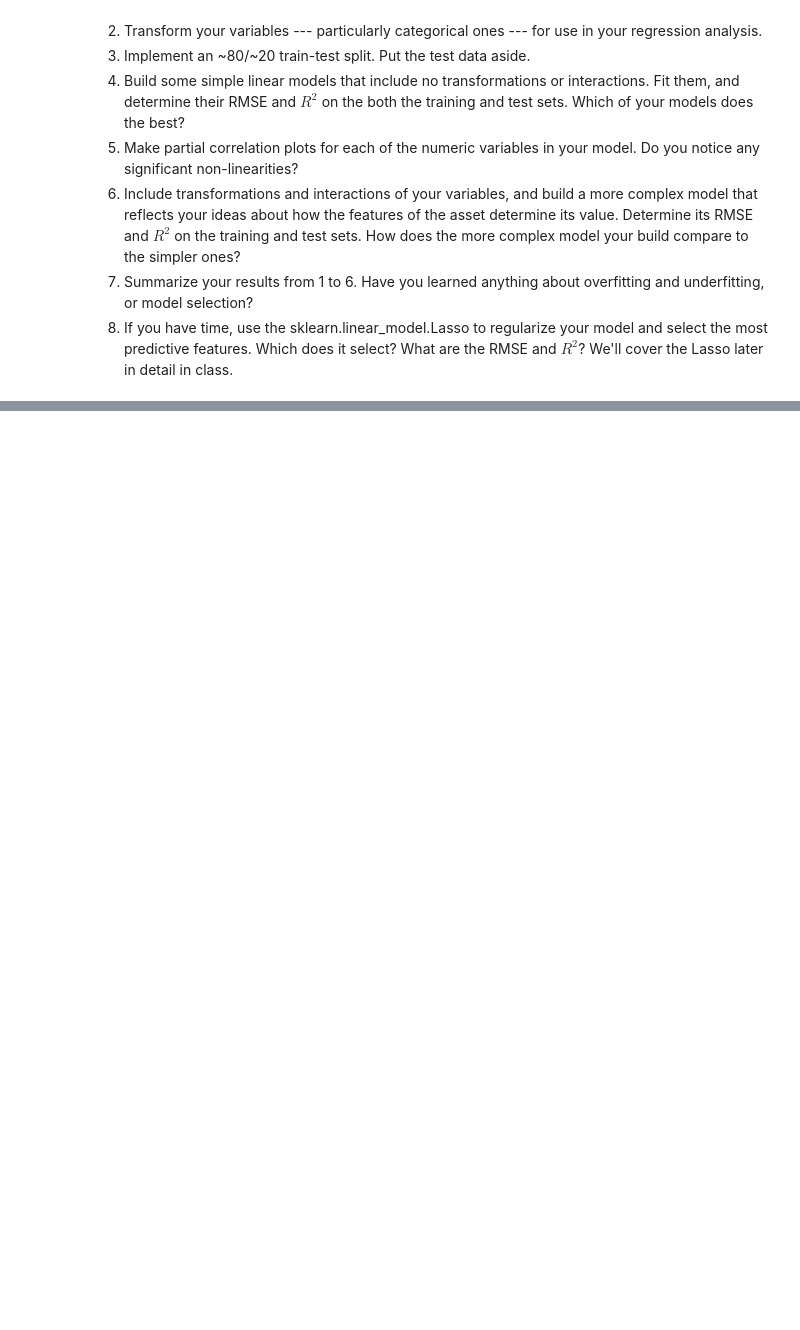
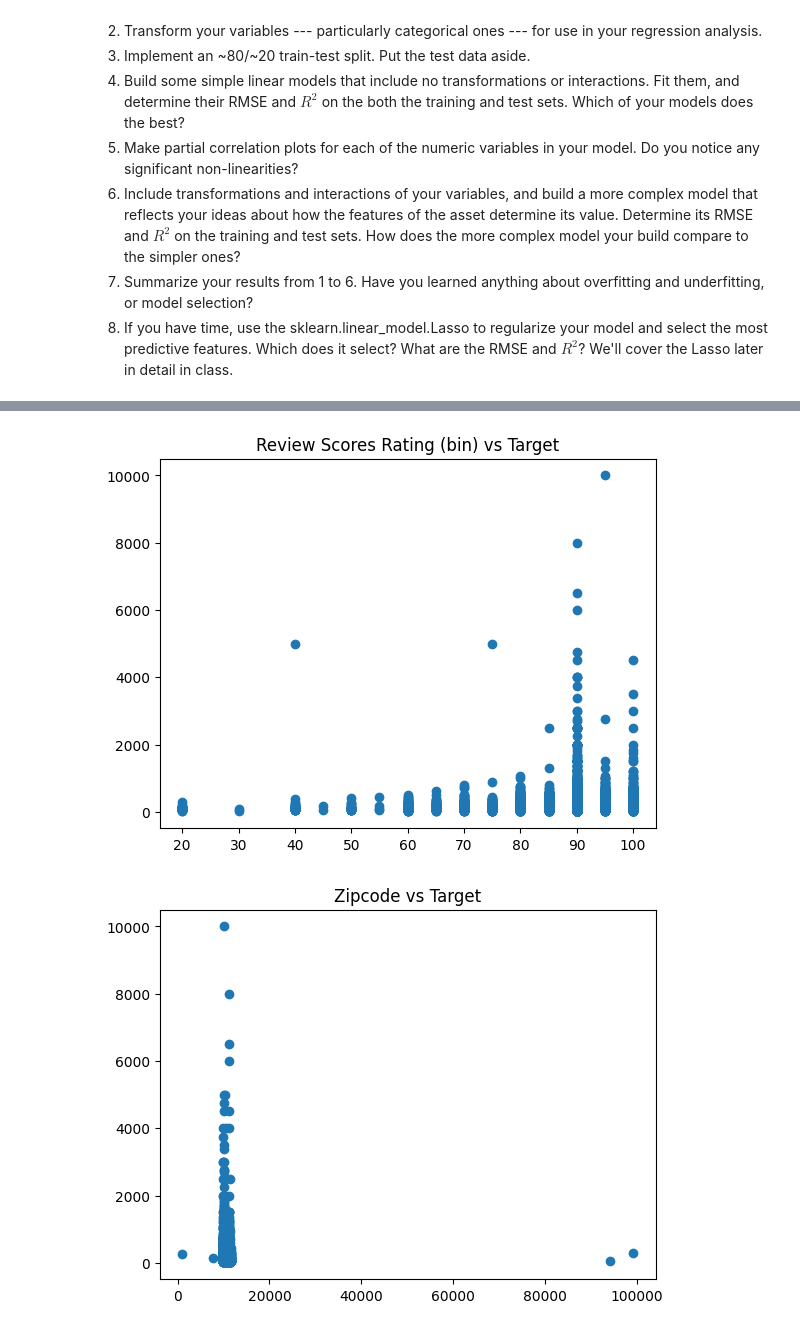
Before and after one commit to allyoshea/linear_models, a Jupyter notebook: lab/lab.ipynb, the cells around one changed output, grey strips where cells are left out. Cells and saved outputs as stored; diff of their text form; code cells hidden in the pictures; blank space fills up the shorter version.

```diff
--- a/lab/lab.ipynb
+++ b/lab/lab.ipynb
@@ -47,0 +92,15 @@ for col in df.select_dtypes(include=np.number).columns:
+# %%
+#2 transform the variables
+# One-hot encode categorical variables
+#Create dummies for categorical columns (except Price)
+categorical_cols = ['Neighbourhood', 'Property Type', 'Room Type']
+df = pd.get_dummies(df, columns=categorical_cols, drop_first=True)
+# %%
+# Split features and target
+target = 'Price'
+X = df.drop(columns=[target])
+y = df[target]
+
+X_train, X_test, y_train, y_test = train_test_split(
+    X, y, test_size=0.2, random_state=42
+)
@@ -47,0 +180,9 @@ for col in df.select_dtypes(include=np.number).columns:
+# %%
+#Make partial correlation plots for each of the numeric variables in your model. Do you notice any significant non-linearities?
+for col in X_train.columns[:5]:  # limit to first few to avoid overload
+    plt.scatter(X_train[col], y_train)
+    plt.title(f"{col} vs Target")
+    plt.show()
+# %% [output]
+[figure, added]
+[figure, added]
```
Also changed, not shown: parts of 4 cells of this notebook.
